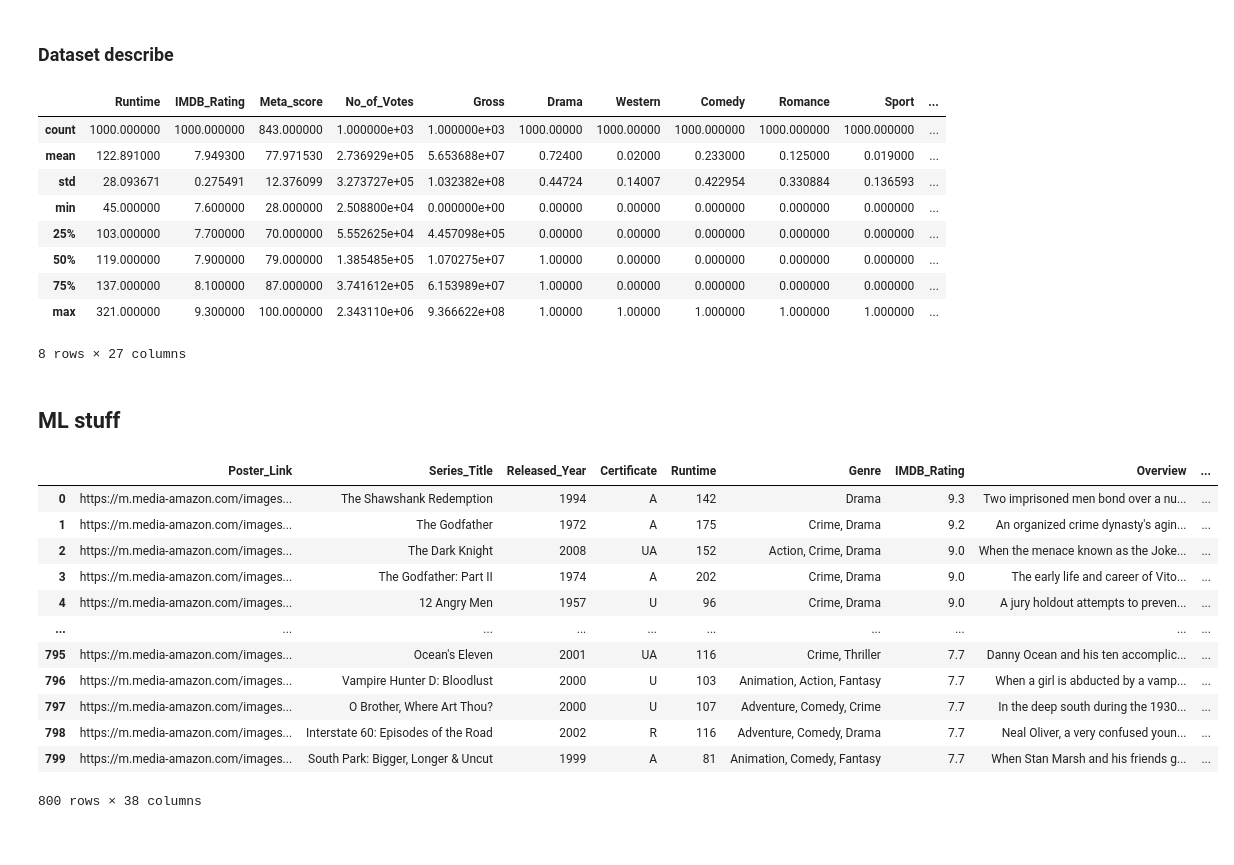
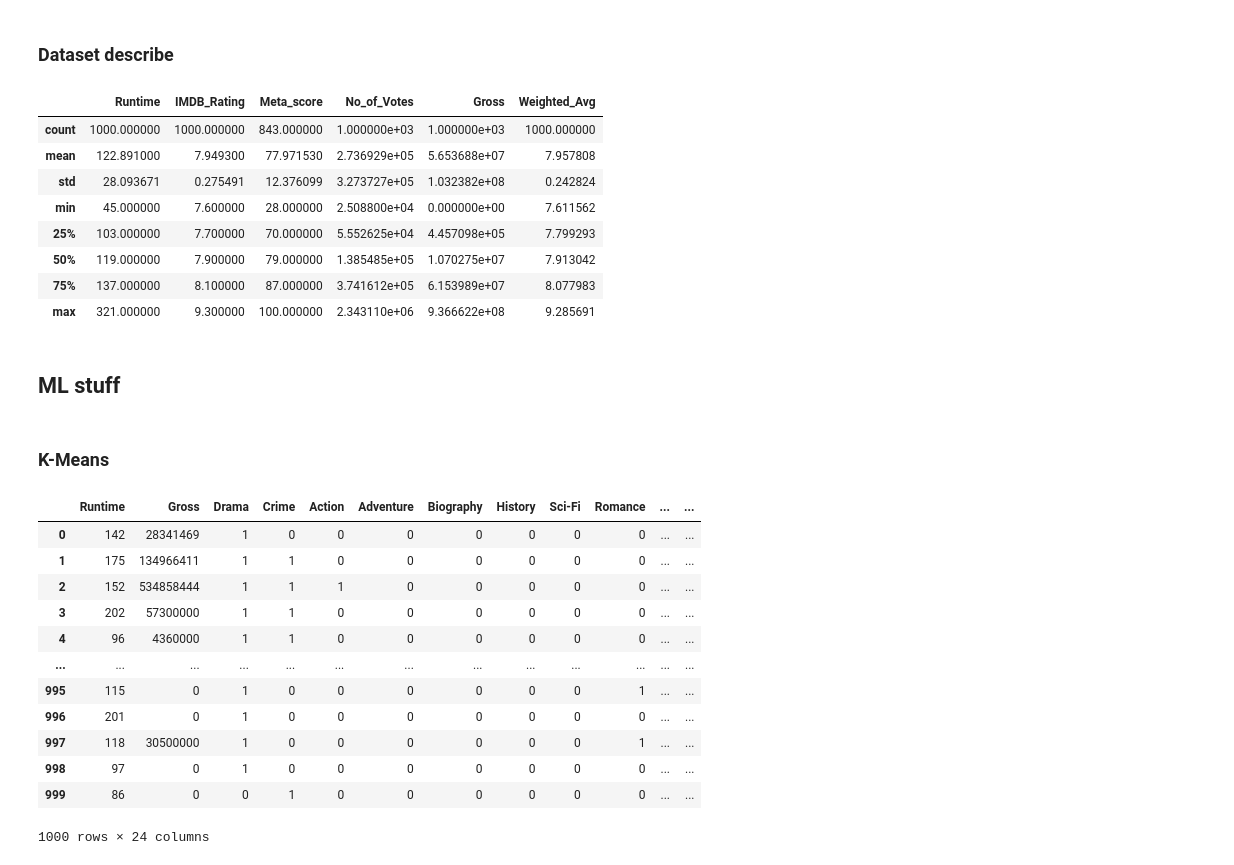
Before and after one commit to deanpetev/kaggle, a Jupyter notebook: notebooks/imdb.ipynb, the cells around one changed output. Cells and saved outputs as stored; diff of their text form; code cells hidden in the pictures.

```diff
--- a/notebooks/imdb.ipynb
+++ b/notebooks/imdb.ipynb
@@ -87,7 +86,7 @@ defaultdict(list,
 # %% [markdown]
 ### Genre counts
 # %%
-for g in set(genre.keys()):
+for g in genre.keys():
     dataset[g] = dataset['Genre'].apply(lambda x: 1 if g in x.strip() else 0)
 # %%
 dataset.loc[:, list(genre.keys())].sum()
@@ -127,34 +126,36 @@ dataset.head()
 # %% [markdown]
 ### Dataset describe
 # %%
-dataset.describe()
+dataset.drop(columns=genre.keys()).describe()
 # %% [output]
-|  | Runtime | IMDB_Rating | Meta_score | No_of_Votes | Gross | Drama | Western | Comedy | Romance | Sport | ... |
-| count | 1000.000000 | 1000.000000 | 843.000000 | 1.000000e+03 | 1.000000e+03 | 1000.00000 | 1000.00000 | 1000.000000 | 1000.000000 | 1000.000000 | ... |
-| mean | 122.891000 | 7.949300 | 77.971530 | 2.736929e+05 | 5.653688e+07 | 0.72400 | 0.02000 | 0.233000 | 0.125000 | 0.019000 | ... |
-| std | 28.093671 | 0.275491 | 12.376099 | 3.273727e+05 | 1.032382e+08 | 0.44724 | 0.14007 | 0.422954 | 0.330884 | 0.136593 | ... |
-| min | 45.000000 | 7.600000 | 28.000000 | 2.508800e+04 | 0.000000e+00 | 0.00000 | 0.00000 | 0.000000 | 0.000000 | 0.000000 | ... |
-| 25% | 103.000000 | 7.700000 | 70.000000 | 5.552625e+04 | 4.457098e+05 | 0.00000 | 0.00000 | 0.000000 | 0.000000 | 0.000000 | ... |
-| 50% | 119.000000 | 7.900000 | 79.000000 | 1.385485e+05 | 1.070275e+07 | 1.00000 | 0.00000 | 0.000000 | 0.000000 | 0.000000 | ... |
-| 75% | 137.000000 | 8.100000 | 87.000000 | 3.741612e+05 | 6.153989e+07 | 1.00000 | 0.00000 | 0.000000 | 0.000000 | 0.000000 | ... |
-| max | 321.000000 | 9.300000 | 100.000000 | 2.343110e+06 | 9.366622e+08 | 1.00000 | 1.00000 | 1.000000 | 1.000000 | 1.000000 | ... |
+|  | Runtime | IMDB_Rating | Meta_score | No_of_Votes | Gross | Weighted_Avg |
+| count | 1000.000000 | 1000.000000 | 843.000000 | 1.000000e+03 | 1.000000e+03 | 1000.000000 |
+| mean | 122.891000 | 7.949300 | 77.971530 | 2.736929e+05 | 5.653688e+07 | 7.957808 |
+| std | 28.093671 | 0.275491 | 12.376099 | 3.273727e+05 | 1.032382e+08 | 0.242824 |
+| min | 45.000000 | 7.600000 | 28.000000 | 2.508800e+04 | 0.000000e+00 | 7.611562 |
+| 25% | 103.000000 | 7.700000 | 70.000000 | 5.552625e+04 | 4.457098e+05 | 7.799293 |
+| 50% | 119.000000 | 7.900000 | 79.000000 | 1.385485e+05 | 1.070275e+07 | 7.913042 |
+| 75% | 137.000000 | 8.100000 | 87.000000 | 3.741612e+05 | 6.153989e+07 | 8.077983 |
+| max | 321.000000 | 9.300000 | 100.000000 | 2.343110e+06 | 9.366622e+08 | 9.285691 |
-8 rows × 27 columns
 # %% [markdown]
 ## ML stuff
+# %% [markdown]
+### K-Means
 # %%
 height = dataset.shape[0]
-train_X = dataset.iloc[:int(.8*height)]
+X = dataset.select_dtypes(include="number").drop(columns=['IMDB_Rating', 'Meta_score', 'No_of_Votes'])
+X
 # %% [output]
-|  | Poster_Link | Series_Title | Released_Year | Certificate | Runtime | Genre | IMDB_Rating | Overview | ... |
-| 0 | https://m.media-amazon.com/images... | The Shawshank Redemption | 1994 | A | 142 | Drama | 9.3 | Two imprisoned men bond over a nu... | ... |
-| 1 | https://m.media-amazon.com/images... | The Godfather | 1972 | A | 175 | Crime, Drama | 9.2 | An organized crime dynasty's agin... | ... |
-| 2 | https://m.media-amazon.com/images... | The Dark Knight | 2008 | UA | 152 | Action, Crime, Drama | 9.0 | When the menace known as the Joke... | ... |
-| 3 | https://m.media-amazon.com/images... | The Godfather: Part II | 1974 | A | 202 | Crime, Drama | 9.0 | The early life and career of Vito... | ... |
-| 4 | https://m.media-amazon.com/images... | 12 Angry Men | 1957 | U | 96 | Crime, Drama | 9.0 | A jury holdout attempts to preven... | ... |
-| ... | ... | ... | ... | ... | ... | ... | ... | ... | ... |
-| 795 | https://m.media-amazon.com/images... | Ocean's Eleven | 2001 | UA | 116 | Crime, Thriller | 7.7 | Danny Ocean and his ten accomplic... | ... |
-| 796 | https://m.media-amazon.com/images... | Vampire Hunter D: Bloodlust | 2000 | U | 103 | Animation, Action, Fantasy | 7.7 | When a girl is abducted by a vamp... | ... |
-| 797 | https://m.media-amazon.com/images... | O Brother, Where Art Thou? | 2000 | U | 107 | Adventure, Comedy, Crime | 7.7 | In the deep south during the 1930... | ... |
-| 798 | https://m.media-amazon.com/images... | Interstate 60: Episodes of the Road | 2002 | R | 116 | Adventure, Comedy, Drama | 7.7 | Neal Oliver, a very confused youn... | ... |
-| 799 | https://m.media-amazon.com/images... | South Park: Bigger, Longer & Uncut | 1999 | A | 81 | Animation, Comedy, Fantasy | 7.7 | When Stan Marsh and his friends g... | ... |
+|  | Runtime | Gross | Drama | Crime | Action | Adventure | Biography | History | Sci-Fi | Romance | ... | ... |
+| 0 | 142 | 28341469 | 1 | 0 | 0 | 0 | 0 | 0 | 0 | 0 | ... | ... |
+| 1 | 175 | 134966411 | 1 | 1 | 0 | 0 | 0 | 0 | 0 | 0 | ... | ... |
+| 2 | 152 | 534858444 | 1 | 1 | 1 | 0 | 0 | 0 | 0 | 0 | ... | ... |
+| 3 | 202 | 57300000 | 1 | 1 | 0 | 0 | 0 | 0 | 0 | 0 | ... | ... |
+| 4 | 96 | 4360000 | 1 | 1 | 0 | 0 | 0 | 0 | 0 | 0 | ... | ... |
+| ... | ... | ... | ... | ... | ... | ... | ... | ... | ... | ... | ... | ... |
+| 995 | 115 | 0 | 1 | 0 | 0 | 0 | 0 | 0 | 0 | 1 | ... | ... |
+| 996 | 201 | 0 | 1 | 0 | 0 | 0 | 0 | 0 | 0 | 0 | ... | ... |
+| 997 | 118 | 30500000 | 1 | 0 | 0 | 0 | 0 | 0 | 0 | 1 | ... | ... |
+| 998 | 97 | 0 | 1 | 0 | 0 | 0 | 0 | 0 | 0 | 0 | ... | ... |
+| 999 | 86 | 0 | 0 | 1 | 0 | 0 | 0 | 0 | 0 | 0 | ... | ... |
-800 rows × 38 columns
+1000 rows × 24 columns
```
Also changed, not shown: parts of 3 cells of this notebook.
